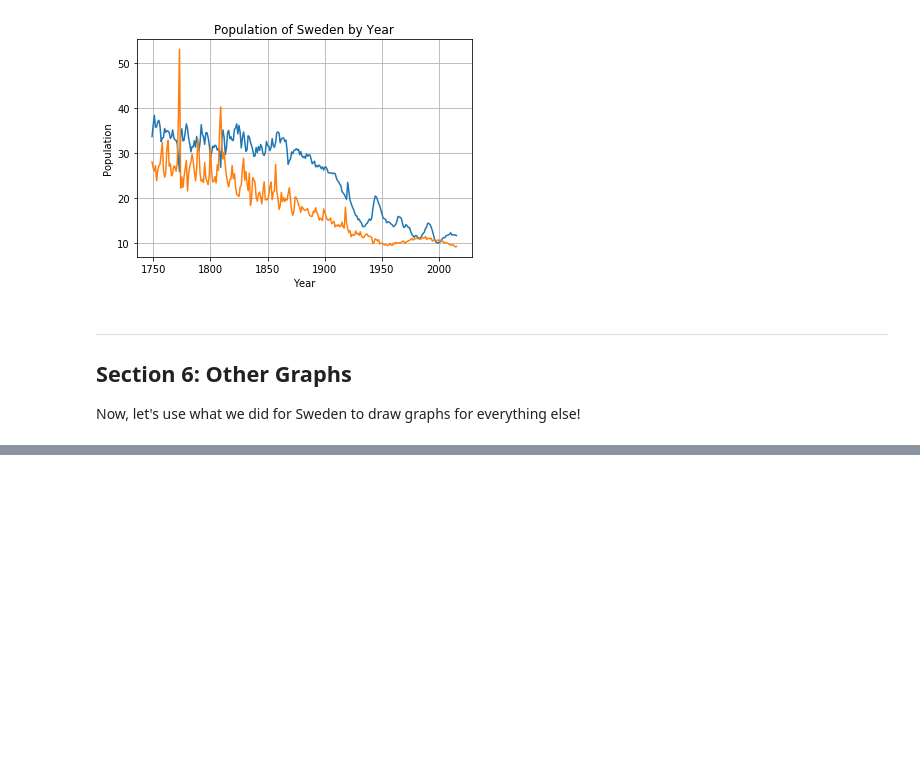
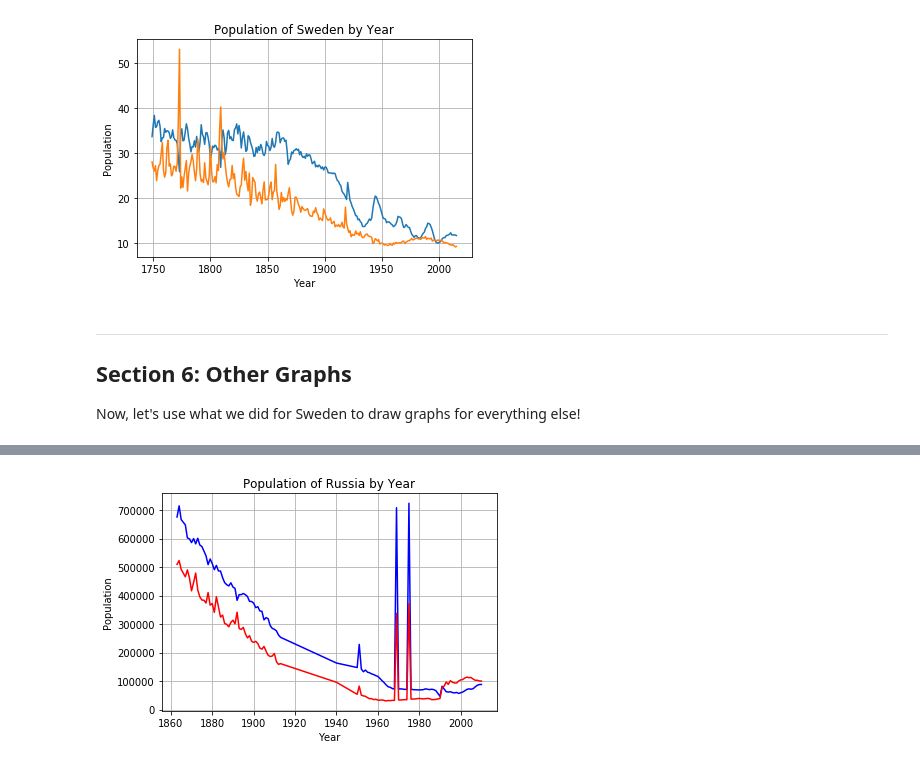
Before and after one commit to ds-modules/HIST-160, a Jupyter notebook: FINAL_intro_graphs.ipynb, the cells around one changed output, grey strips where cells are left out. Drawn from its saved outputs; the diff is of its cells as text; code cells hidden in the pictures; blank space fills up the shorter version.

```diff
--- a/FINAL_intro_graphs.ipynb
+++ b/FINAL_intro_graphs.ipynb
@@ -305,17 +334,19 @@ Russia.columns.tolist()
 # %%
 x_axis = Russia['Year\r'].astype(int)
 y_axis = Russia['\rPopulation\r'].astype(int)
-y_new = 1000000 * Russia['LiveBirths'] / y_axis
-y_new2 = 1000000 * Russia['Deaths\r'] / y_axis
+birth_per_pop = 1000000 * Russia['LiveBirths'] / y_axis
+death_per_pop = 1000000 * Russia['Deaths\r'] / y_axis
 # %%
-plt.plot(x_axis, y_new, color='blue')
-plt.plot(x_axis, y_new2, color='red')
+plt.plot(x_axis, birth_per_pop, color='blue')
+plt.plot(x_axis, death_per_pop, color='red')
 plt.xlabel('Year')
 plt.ylabel('Population')
 plt.title('Population of Russia by Year')
 plt.grid(True)
 
 plt.show()
+# %% [output]
+[figure, added]
 # %%
 Mauritius = Mauritius.dropna()
 # %%
```
Also changed, not shown: parts of 14 cells of this notebook.
